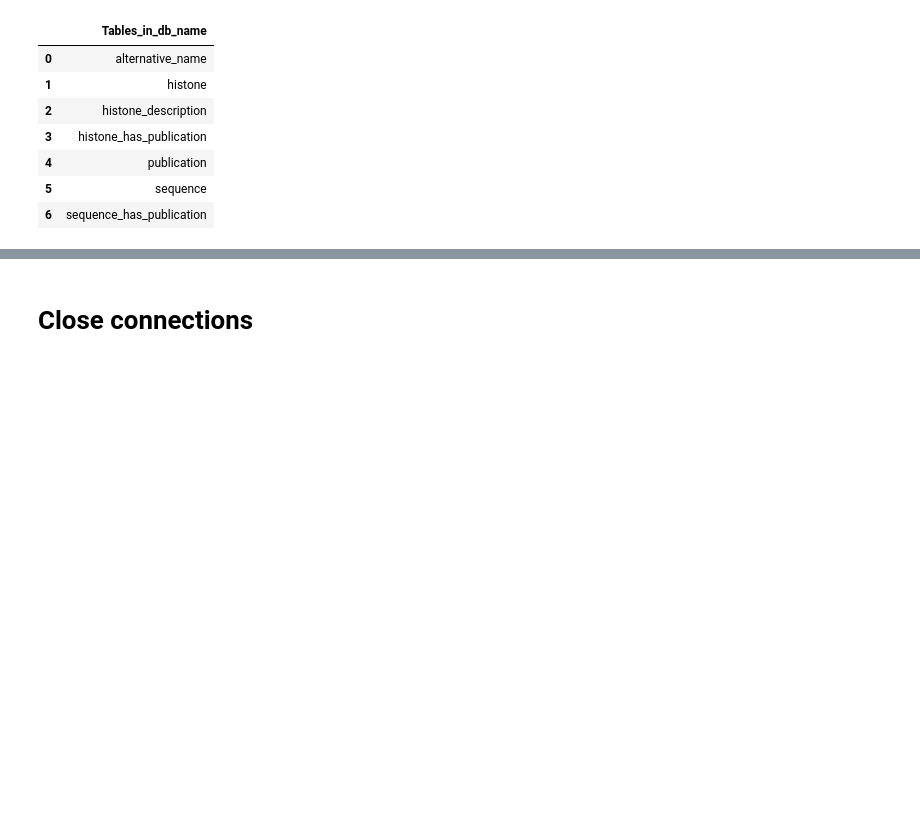
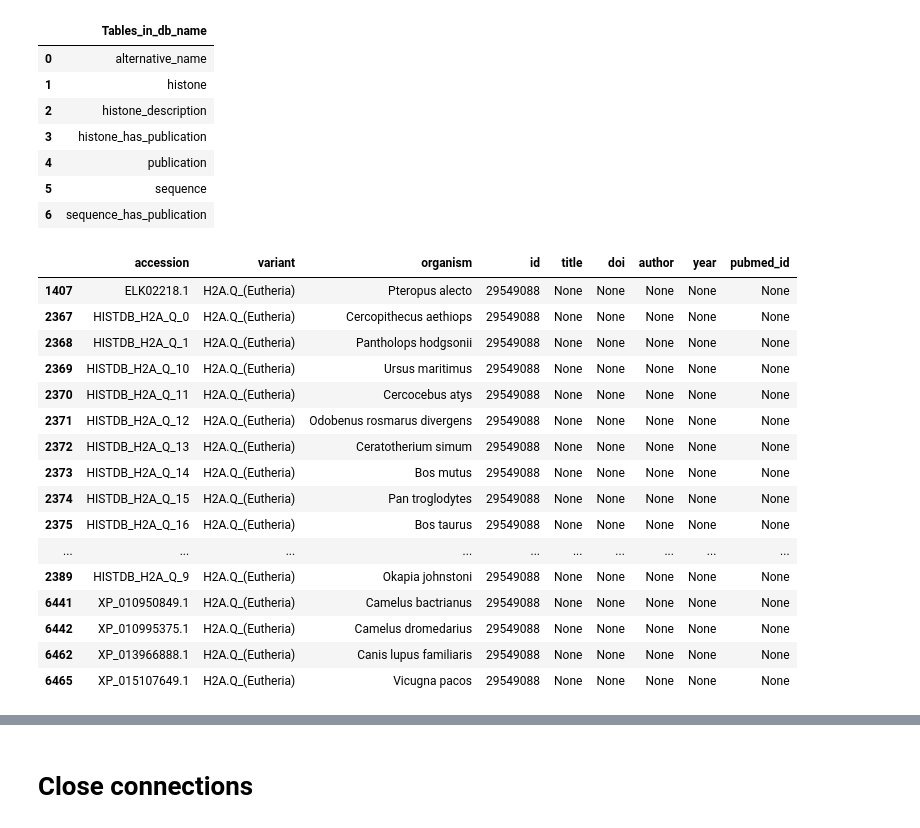
Before and after one commit to intbio/histonedb, a Jupyter notebook: CURATED_SET/curated_service/curatedDB/UPD_curatedDB.ipynb, the cells around one changed output, grey strips where cells are left out. Drawn from its saved outputs; the diff is of its cells as text; code cells hidden in the pictures; blank space fills up the shorter version.

Commit message:
Updated H1 variants

```diff
--- a/CURATED_SET/curated_service/curatedDB/UPD_curatedDB.ipynb
+++ b/CURATED_SET/curated_service/curatedDB/UPD_curatedDB.ipynb
@@ -216,4 +216,31 @@ pd.DataFrame(cursor.fetchall(), columns=[i[0] for i in cursor.description])
 | 4 | publication |
 | 5 | sequence |
 | 6 | sequence_has_publication |
+# %%
+query = (
+    "SELECT s.accession, s.variant, s.organism, p.* FROM sequence s LEFT JOIN "
+    "sequence_has_publication sp ON s.accession = sp.sequence_accession LEFT JOIN "
+    "publication p ON sp.publication_id = p.id "
+)
+cursor.execute(query)
+df = pd.DataFrame(cursor.fetchall(), columns=[i[0] for i in cursor.description])
+df[df["variant"].str.startswith("H2A.Q", na=False)]
+# %% [output]
+|  | accession | variant | organism | id | title | doi | author | year | pubmed_id |
+| 1407 | ELK02218.1 | H2A.Q_(Eutheria) | Pteropus alecto | 29549088 | None | None | None | None | None |
+| 2367 | HISTDB_H2A_Q_0 | H2A.Q_(Eutheria) | Cercopithecus aethiops | 29549088 | None | None | None | None | None |
+| 2368 | HISTDB_H2A_Q_1 | H2A.Q_(Eutheria) | Pantholops hodgsonii | 29549088 | None | None | None | None | None |
+| 2369 | HISTDB_H2A_Q_10 | H2A.Q_(Eutheria) | Ursus maritimus | 29549088 | None | None | None | None | None |
+| 2370 | HISTDB_H2A_Q_11 | H2A.Q_(Eutheria) | Cercocebus atys | 29549088 | None | None | None | None | None |
+| 2371 | HISTDB_H2A_Q_12 | H2A.Q_(Eutheria) | Odobenus rosmarus divergens | 29549088 | None | None | None | None | None |
+| 2372 | HISTDB_H2A_Q_13 | H2A.Q_(Eutheria) | Ceratotherium simum | 29549088 | None | None | None | None | None |
+| 2373 | HISTDB_H2A_Q_14 | H2A.Q_(Eutheria) | Bos mutus | 29549088 | None | None | None | None | None |
+| 2374 | HISTDB_H2A_Q_15 | H2A.Q_(Eutheria) | Pan troglodytes | 29549088 | None | None | None | None | None |
+| 2375 | HISTDB_H2A_Q_16 | H2A.Q_(Eutheria) | Bos taurus | 29549088 | None | None | None | None | None |
+| ... | ... | ... | ... | ... | ... | ... | ... | ... | ... |
+| 2389 | HISTDB_H2A_Q_9 | H2A.Q_(Eutheria) | Okapia johnstoni | 29549088 | None | None | None | None | None |
+| 6441 | XP_010950849.1 | H2A.Q_(Eutheria) | Camelus bactrianus | 29549088 | None | None | None | None | None |
+| 6442 | XP_010995375.1 | H2A.Q_(Eutheria) | Camelus dromedarius | 29549088 | None | None | None | None | None |
+| 6462 | XP_013966888.1 | H2A.Q_(Eutheria) | Canis lupus familiaris | 29549088 | None | None | None | None | None |
+| 6465 | XP_015107649.1 | H2A.Q_(Eutheria) | Vicugna pacos | 29549088 | None | None | None | None | None |
 # %% [markdown]
```
Also changed, not shown: parts of 2 cells of this notebook, 5 other files.
